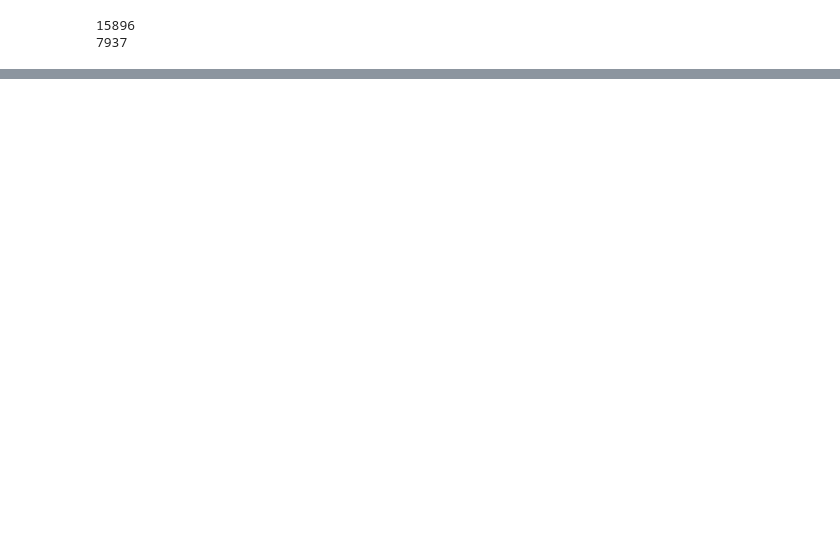
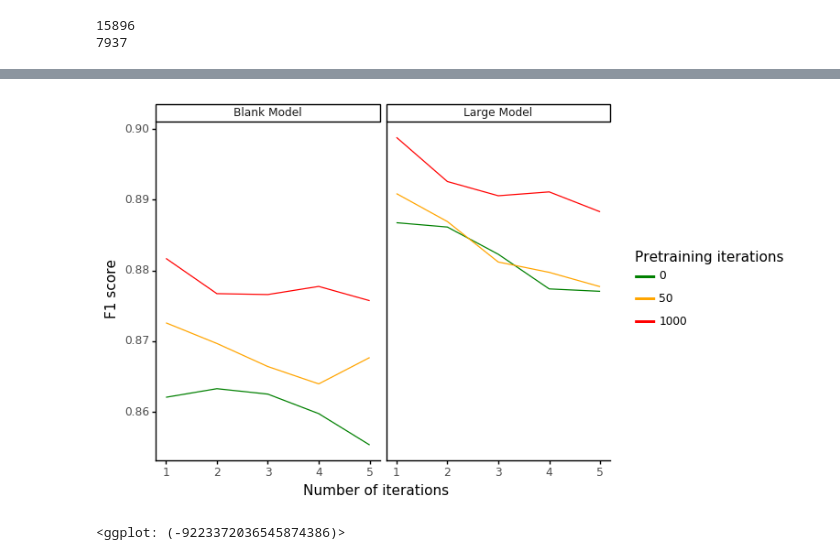
Before and after one commit to eliiza/spacy_tour, a Jupyter notebook: spacy_tour_part2.ipynb, the cells around one changed output, grey strips where cells are left out. Cells and saved outputs as stored; diff of their text form; code cells hidden in the pictures; blank space fills up the shorter version.

```diff
--- a/spacy_tour_part2.ipynb
+++ b/spacy_tour_part2.ipynb
@@ -286,0 +357,13 @@ LOSS      A       P       R       F
+# %%
+(ggplot(df, aes('n_iter', 'f1', color='pretraining'))
+ + geom_line()
+ + facet_wrap('~model')
+ + labs(x='Number of iterations', y='F1 score', color='Pretraining iterations')
+ + scale_color_manual(values=color_dict)
+ + theme_classic()
+ )
+
+#p.save(filename = '../f1.png', height=5, width=5, units = 'in', dpi=500)
+# %% [output]
+[figure, added]
+<ggplot: (-9223372036545874386)>
```
Also changed, not shown: parts of 19 cells of this notebook, 6 other files.
